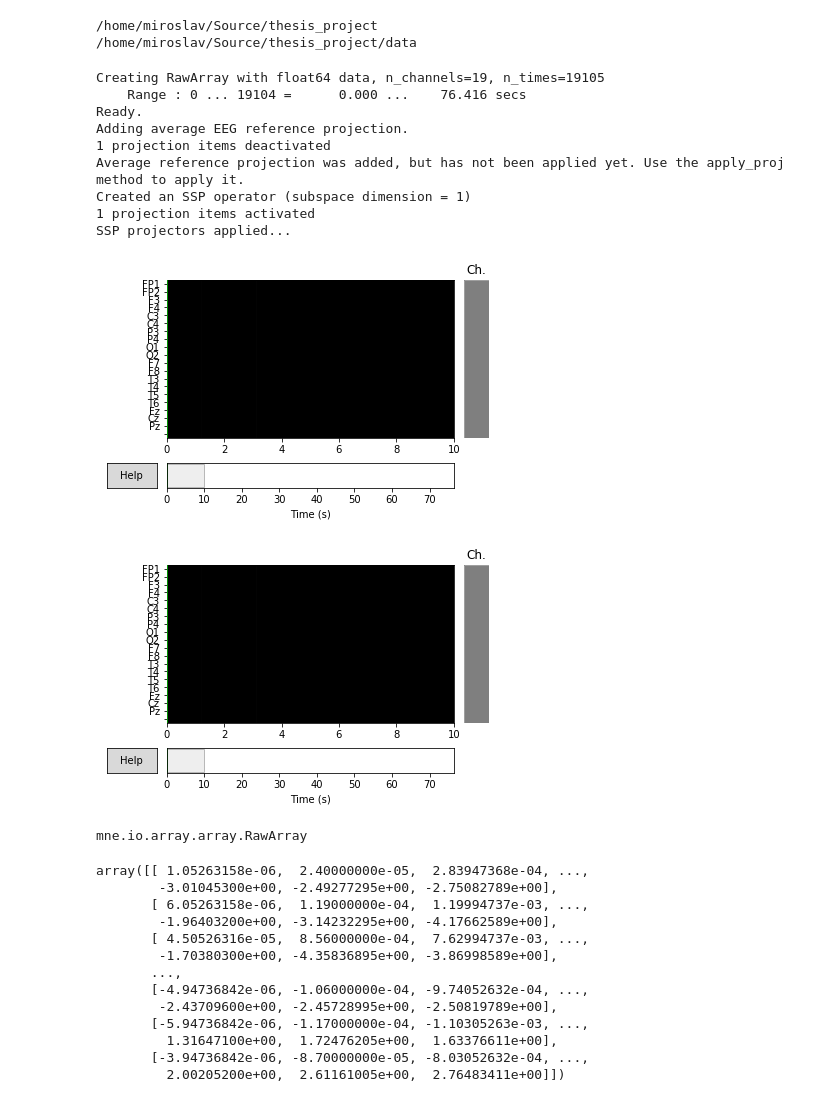
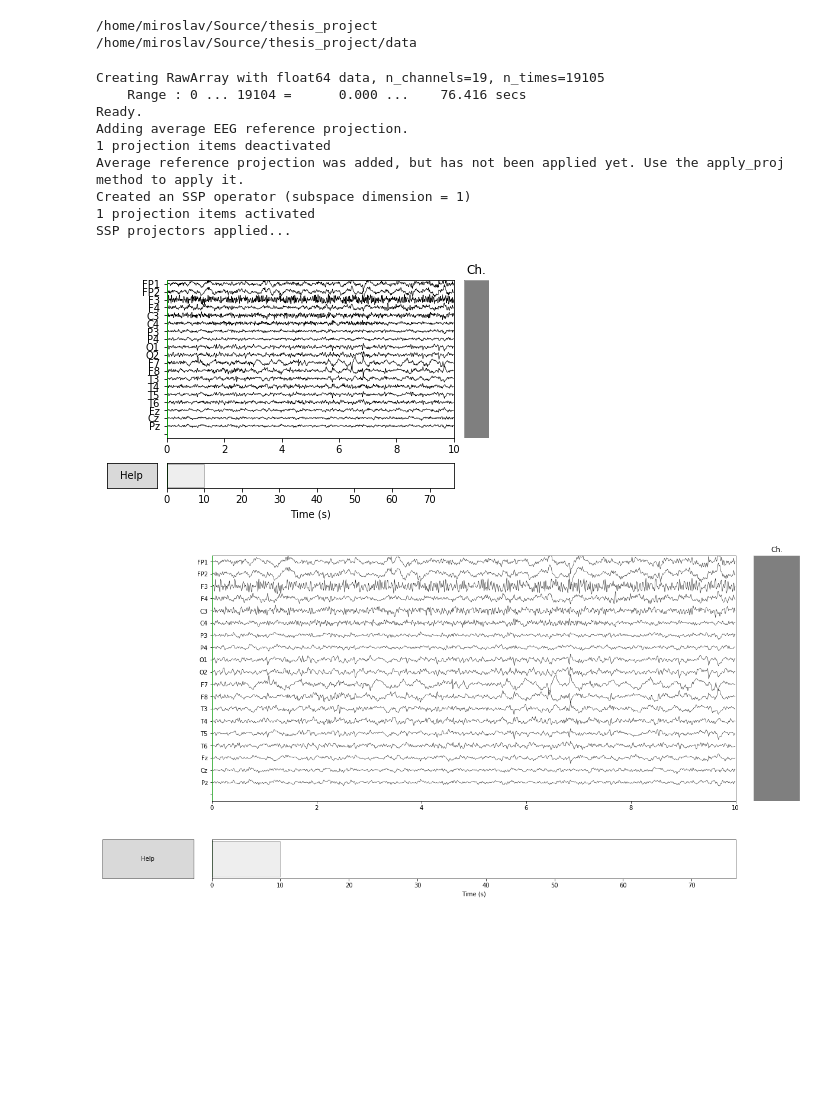
Before and after one commit to mirgee/thesis_project, a Jupyter notebook: notebooks/00-initial-exploration.ipynb, the cells around one changed output. Saved outputs shown, nothing was run; the diff lists cells and outputs as text; code cells hidden in the pictures; blank space fills up the shorter version.

```diff
--- a/notebooks/00-initial-exploration.ipynb
+++ b/notebooks/00-initial-exploration.ipynb
@@ -44,46 +42,28 @@ import mne
 # %%
 names = ['FP1', 'FP2', 'F3', 'F4', 'C3', 'C4', 'P3', 'P4', 'O1', 'O2',
          'F7', 'F8', 'T3', 'T4', 'T5', 'T6', 'Fz', 'Cz', 'Pz']
 
 raw_root = os.path.abspath(os.path.join(DATA_ROOT, 'raw'))
 filename = '1a.tdt'
 df = pd.read_table(os.path.join(raw_root, filename), sep='\t', names=names, skiprows=[0])
 
 info = mne.create_info(ch_names=names, sfreq=250, ch_types='eeg')
 data = mne.io.RawArray(np.transpose(df.values), info)
 
 data.set_eeg_reference('average', projection=True)  # set EEG average reference
 data.apply_proj()
-data.plot()
+fig = data.plot(block=True, lowpass=40, scalings='auto')
+fig.set_size_inches(18.5, 10.5, forward=True)
+fig.show()
 # %% [output]
 Creating RawArray with float64 data, n_channels=19, n_times=19105
     Range : 0 ... 19104 =      0.000 ...    76.416 secs
 Ready.
 Adding average EEG reference projection.
 1 projection items deactivated
 Average reference projection was added, but has not been applied yet. Use the apply_proj method to apply it.
 Created an SSP operator (subspace dimension = 1)
 1 projection items activated
 SSP projectors applied...
-[figure, old version]
+[figure, new version]
-[figure, old version]
+[figure, new version]
-# %%
-type(data)
-# %% [output]
-mne.io.array.array.RawArray
-# %%
-data.get_data()
-# %% [output]
-array([[ 1.05263158e-06,  2.40000000e-05,  2.83947368e-04, ...,
-        -3.01045300e+00, -2.49277295e+00, -2.75082789e+00],
-       [ 6.05263158e-06,  1.19000000e-04,  1.19994737e-03, ...,
-        -1.96403200e+00, -3.14232295e+00, -4.17662589e+00],
-       [ 4.50526316e-05,  8.56000000e-04,  7.62994737e-03, ...,
-        -1.70380300e+00, -4.35836895e+00, -3.86998589e+00],
-       ...,
-       [-4.94736842e-06, -1.06000000e-04, -9.74052632e-04, ...,
-        -2.43709600e+00, -2.45728995e+00, -2.50819789e+00],
-       [-5.94736842e-06, -1.17000000e-04, -1.10305263e-03, ...,
-         1.31647100e+00,  1.72476205e+00,  1.63376611e+00],
-       [-3.94736842e-06, -8.70000000e-05, -8.03052632e-04, ...,
-         2.00205200e+00,  2.61161005e+00,  2.76483411e+00]])
```
Also changed, not shown: parts of 1 cell of this notebook, 6 other files.
